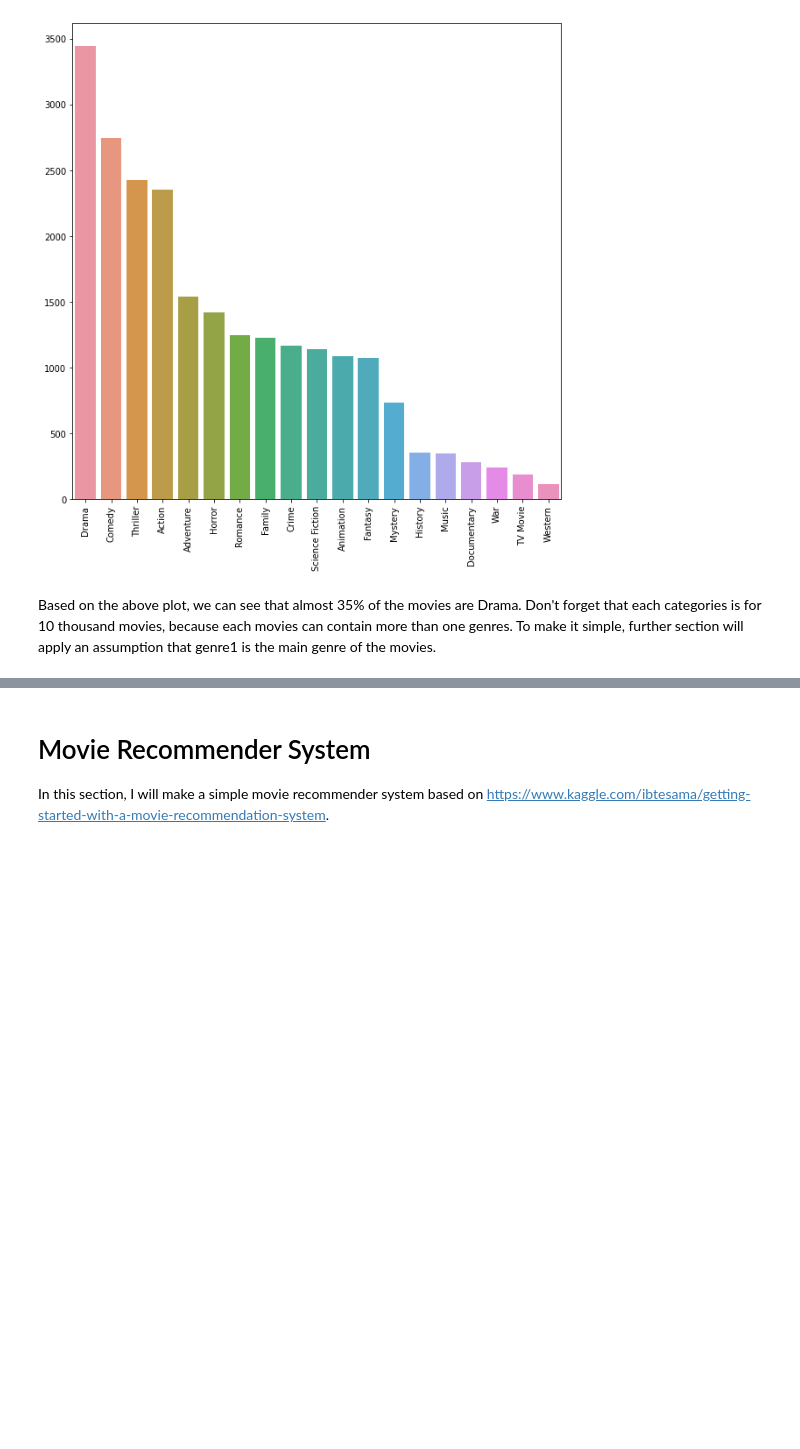
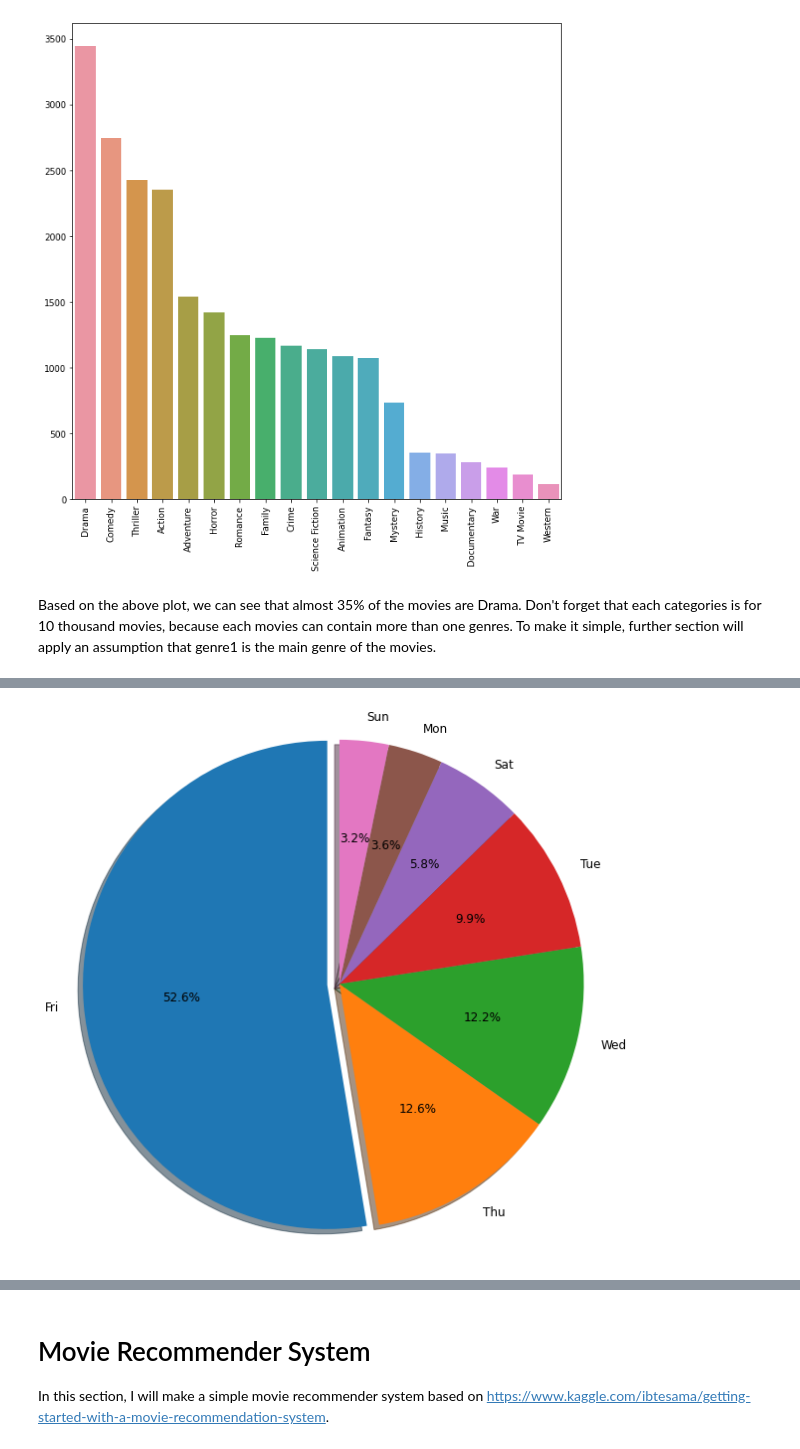
Before and after one commit to Ndhel97/TMDB_Movies_Data_Analysis, a Jupyter notebook: tmdb_movies_data_analysis.ipynb, the cells around one changed output, grey strips where cells are left out. Cells and saved outputs as stored; diff of their text form; code cells hidden in the pictures; blank space fills up the shorter version.

```diff
--- a/tmdb_movies_data_analysis.ipynb
+++ b/tmdb_movies_data_analysis.ipynb
@@ -390,0 +424,11 @@ Based on the above plot, we can see that almost 35% of the movies are Drama. Don
+# %%
+fig1, ax1 = plt.subplots()
+ax1.pie(df['release_day'].value_counts(), autopct='%1.1f%%',
+        shadow=True, startangle=90, labels=df['release_day'].value_counts().index,
+        explode=[0.05,0,0,0,0,0,0], textprops={'fontsize': 12})
+ax1.axis('equal')  # Equal aspect ratio ensures that pie is drawn as a circle.
+fig = plt.gcf()
+fig.set_size_inches(10,10)
+plt.show()
+# %% [output]
+[figure, added]
```
Also changed, not shown: parts of 9 cells of this notebook.
